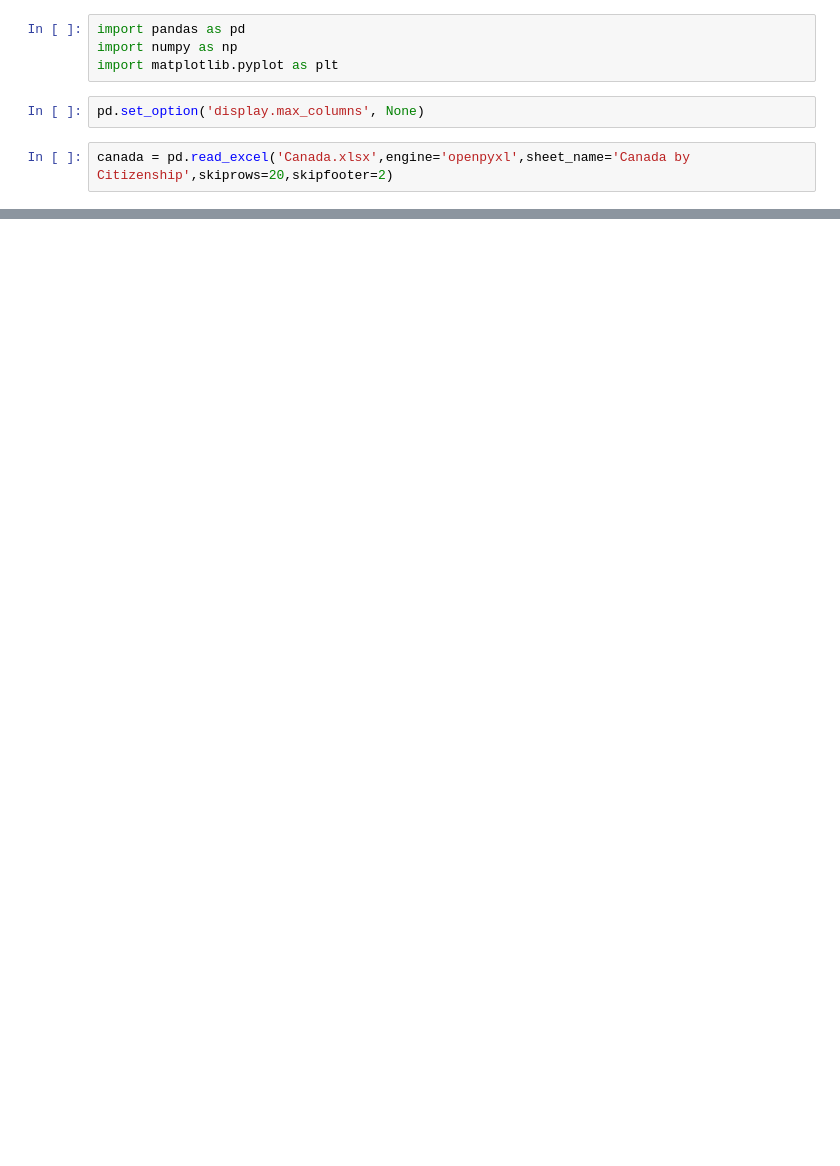
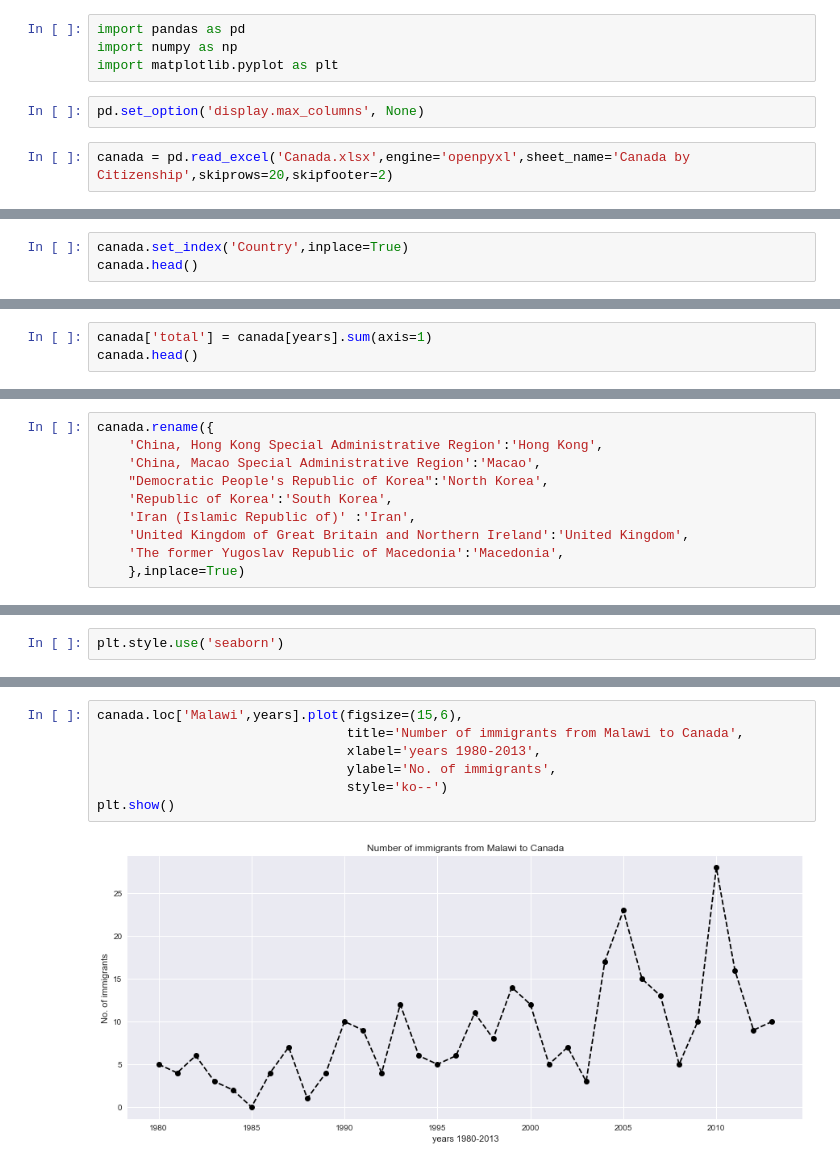
Before and after one commit to digipodium/2022-MAR-PYDS-630-WSS, a Jupyter notebook: data_science_2.ipynb, the cells around one changed output, grey strips where cells are left out. Saved outputs shown, nothing was run; the diff lists cells and outputs as text; blank space fills up the shorter version.

Commit message:
visualization

```diff
--- a/data_science_2.ipynb
+++ b/data_science_2.ipynb
@@ -24,0 +36,3 @@ canada
+# %%
+canada.set_index('Country',inplace=True)
+canada.head()
@@ -24,0 +41,3 @@ canada
+# %%
+canada['total'] = canada[years].sum(axis=1)
+canada.head()
@@ -24,0 +46,10 @@ canada
+# %%
+canada.rename({
+    'China, Hong Kong Special Administrative Region':'Hong Kong',
+    'China, Macao Special Administrative Region':'Macao',
+    "Democratic People's Republic of Korea":'North Korea',
+    'Republic of Korea':'South Korea',
+    'Iran (Islamic Republic of)' :'Iran',
+    'United Kingdom of Great Britain and Northern Ireland':'United Kingdom',
+    'The former Yugoslav Republic of Macedonia':'Macedonia',
+    },inplace=True)
@@ -24,0 +62,2 @@ canada
+# %%
+plt.style.use('seaborn')
@@ -24,0 +132,9 @@ canada
+# %%
+canada.loc['Malawi',years].plot(figsize=(15,6),
+                                title='Number of immigrants from Malawi to Canada',
+                                xlabel='years 1980-2013',
+                                ylabel='No. of immigrants',
+                                style='ko--')
+plt.show()
+# %% [output]
+[figure, added]
```
Also changed, not shown: parts of 19 cells of this notebook, 1 other file.
